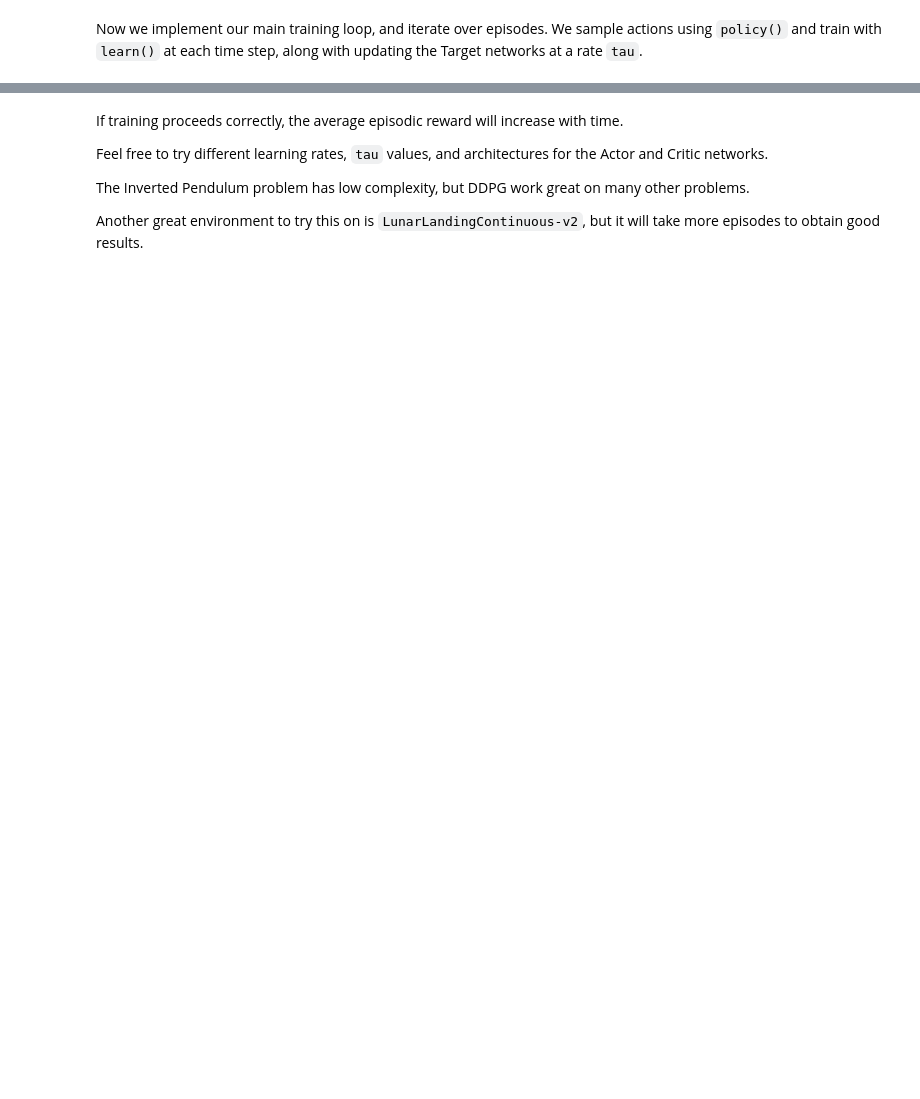
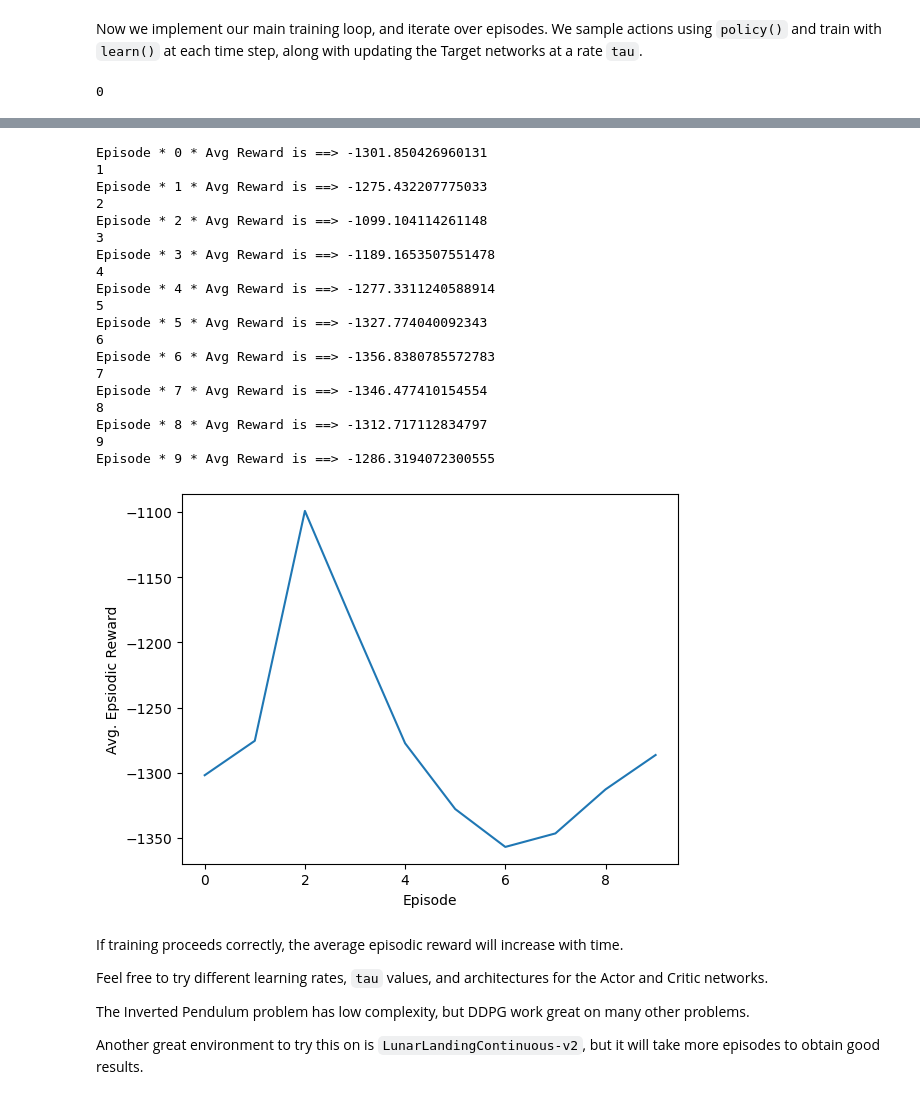
Before and after one commit to alexsandercaac/DDPG-Tensorflow, a Jupyter notebook: notebooks/ddpg_pendulum.ipynb, the cells around one changed output, grey strips where cells are left out. Saved outputs shown, nothing was run; the diff lists cells and outputs as text; code cells hidden in the pictures; blank space fills up the shorter version.

```diff
--- a/notebooks/ddpg_pendulum.ipynb
+++ b/notebooks/ddpg_pendulum.ipynb
@@ -306,7 +317,7 @@ actor_lr = 0.001
 critic_optimizer = tf.keras.optimizers.Adam(critic_lr)
 actor_optimizer = tf.keras.optimizers.Adam(actor_lr)
 
-total_episodes = 100
+total_episodes = 10
 # Discount factor for future rewards
 gamma = 0.99
 # Used to update target networks
@@ -326,7 +350,7 @@ avg_reward_list = []
 # Takes about 4 min to train
 for ep in range(total_episodes):
 
-    prev_state = env.reset()
+    prev_state = env.reset()[0]
     episodic_reward = 0
 
     while True:
@@ -338,15 +362,14 @@ for ep in range(total_episodes):
 
         action = policy(tf_prev_state, ou_noise)
         # Recieve state and reward from environment.
-        state, reward, done, info = env.step(action)
-
+        state, reward, terminated, truncated, info = env.step(action)
         buffer.record((prev_state, action, reward, state))
         episodic_reward += reward
 
         buffer.learn()
         update_target(target_actor.variables, actor_model.variables, tau)
         update_target(target_critic.variables, critic_model.variables, tau)
-
+        done = terminated or truncated
         # End this episode when `done` is True
         if done:
             break
@@ -366,3 +389,5 @@ plt.plot(avg_reward_list)
 plt.xlabel("Episode")
 plt.ylabel("Avg. Epsiodic Reward")
 plt.show()
+# %% [output]
+0
@@ -369,3 +399,23 @@ plt.show()
+Episode * 0 * Avg Reward is ==> -1301.850426960131
+1
+Episode * 1 * Avg Reward is ==> -1275.432207775033
+2
+Episode * 2 * Avg Reward is ==> -1099.104114261148
+3
+Episode * 3 * Avg Reward is ==> -1189.1653507551478
+4
+Episode * 4 * Avg Reward is ==> -1277.3311240588914
+5
+Episode * 5 * Avg Reward is ==> -1327.774040092343
+6
+Episode * 6 * Avg Reward is ==> -1356.8380785572783
+7
+Episode * 7 * Avg Reward is ==> -1346.477410154554
+8
+Episode * 8 * Avg Reward is ==> -1312.717112834797
+9
+Episode * 9 * Avg Reward is ==> -1286.3194072300555
+[figure, added]
 # %% [markdown]
 If training proceeds correctly, the average episodic reward will increase with time.
 
```
Also changed, not shown: parts of 4 cells of this notebook.
